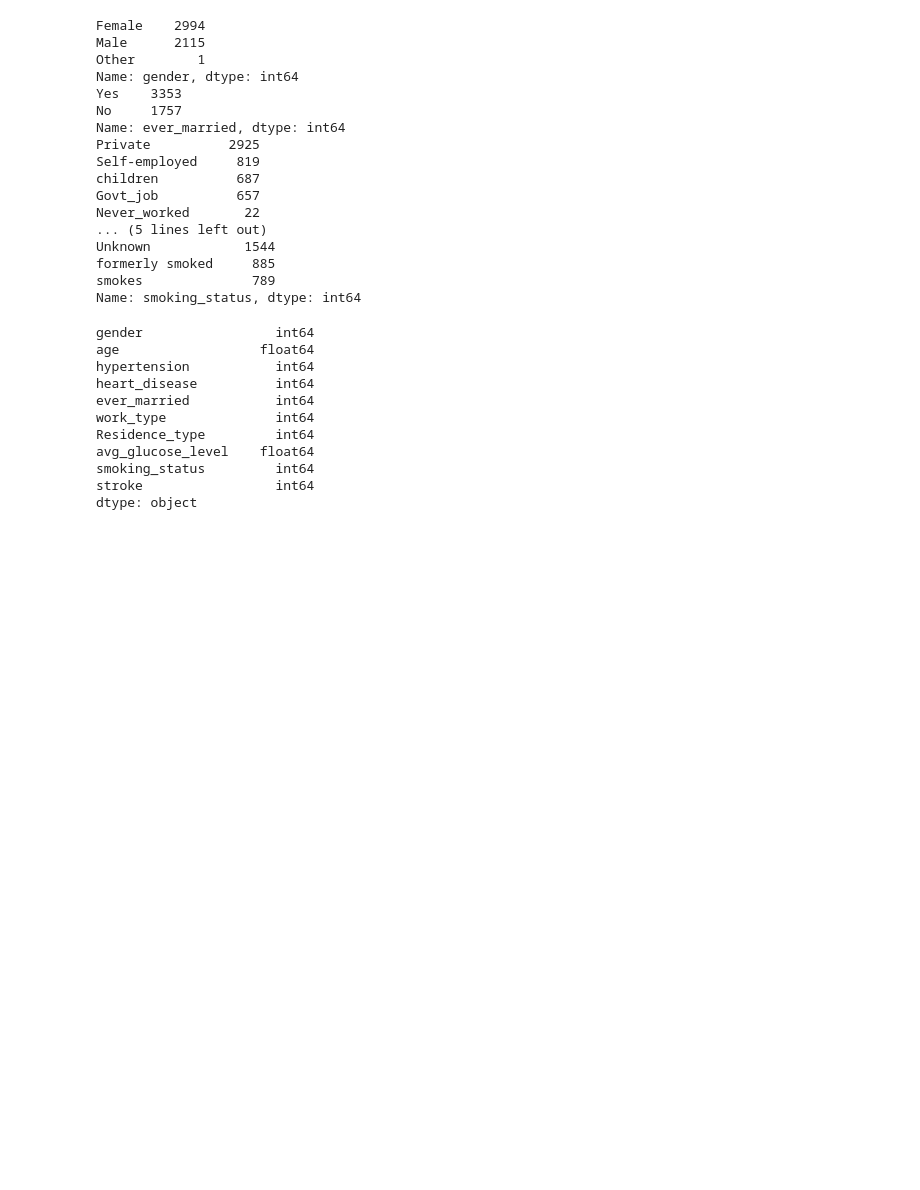
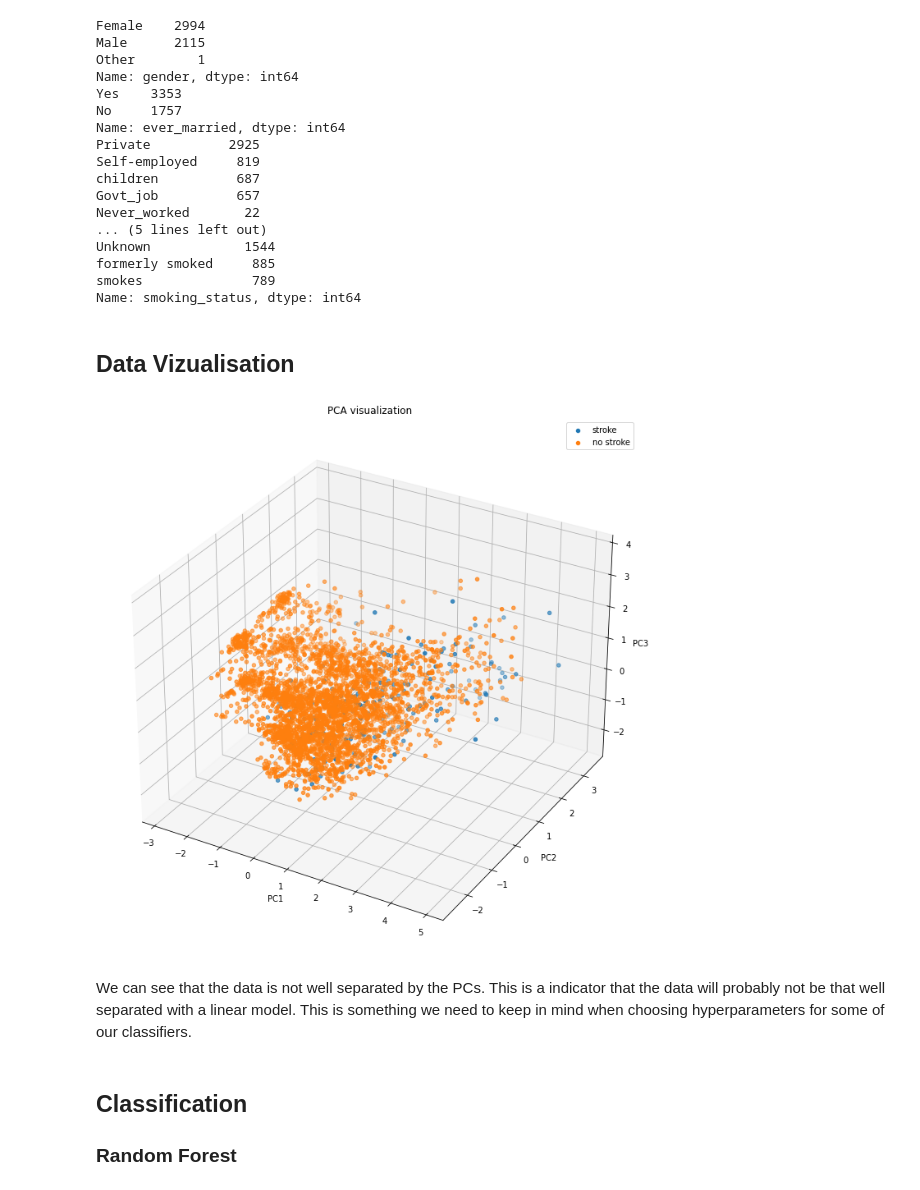
Before and after one commit to gabrysera/DataMining, a Jupyter notebook: DataMining_Marco_Gabriele.ipynb, the cells around one changed output. Drawn from its saved outputs; the diff is of its cells as text; code cells hidden in the pictures; blank space fills up the shorter version.

```diff
--- a/DataMining_Marco_Gabriele.ipynb
+++ b/DataMining_Marco_Gabriele.ipynb
@@ -76,15 +77,18 @@ formerly smoked     885
 smokes              789
 Name: smoking_status, dtype: int64
 # %%
+
 # We again find some hidden NaN values. We can delete those:
 df_health.drop(df_health[df_health['gender'] == 'Other'].index, inplace=True)
-# NOTE: there are quite many instances where it is unknown if they smoke or not. We will discide later.
+#NOTE: For now we simpy drop unknows values. Idea is to maybe infere these values
+df_health.drop(df_health[df_health['smoking_status'] == 'Unknown'].index, inplace=True)
+
 gender_dict = {'Female':1, 'Male':0}
 married_dict = {'Yes':1, 'No':0}
 worktype_dict = {'Private':4, 'Self-employed':3, 'children':2, 'Govt_job':1, 'Never_worked':0}
 residence_dict = {'Urban':1, 'Rural':0}
-smoke_dict = {'never smoked':3,'Unknown':2,'formerly smoked':1,'smokes':0}
-df_health_numerical = df_health.replace(
+smoke_dict = {'never smoked':2,'formerly smoked':1,'smokes':0}
+health_numerical = df_health.replace(
     {
         'gender':gender_dict,
         'ever_married':married_dict,
@@ -92,17 +96,38 @@ df_health_numerical = df_health.replace(
         'Residence_type':residence_dict,
         'smoking_status':smoke_dict
     }
-)
-print(df_health_numerical.dtypes)
+).values
-# %% [output]
-gender                 int64
-age                  float64
-hypertension           int64
-heart_disease          int64
-ever_married           int64
-work_type              int64
-Residence_type         int64
-avg_glucose_level    float64
-smoking_status         int64
-stroke                 int64
-dtype: object
+# %%
+y = df_health['stroke'].values
+X = health_numerical[:, :-1]
+# %% [markdown]
+## Data Vizualisation
+# %%
+from sklearn.decomposition import PCA
+from sklearn.preprocessing import StandardScaler
+from sklearn.pipeline import Pipeline
+stc = StandardScaler()
+pca = PCA()
+p = Pipeline([('scaler', stc), ('pca', pca)])
+health_pca = p.fit_transform(X)
+
+# Plot PCA
+fig = plt.figure(figsize=(12, 12))
+ax = fig.add_subplot(projection='3d')
+
+ax.scatter(health_pca[y==1][:,0], health_pca[y==1][:,1], health_pca[y==1][:,2], label='stroke')
+ax.scatter(health_pca[y==0][:,0], health_pca[y==0][:,1], health_pca[y==0][:,2], label='no stroke')
+ax.set_xlabel('PC1')
+ax.set_ylabel('PC2')
+ax.set_zlabel('PC3')
+ax.legend()
+ax.set_title('PCA visualization')
+
+plt.show()
+# %% [output]
+[figure, added]
+# %% [markdown]
+We can see that the data is not well separated by the PCs. This is a indicator that the data will probably not be that well separated with a linear model. This is something we need to keep in mind when choosing hyperparameters for some of our classifiers.
+# %% [markdown]
+## Classification
+### Random Forest
```
Also changed, not shown: parts of 3 cells of this notebook.
